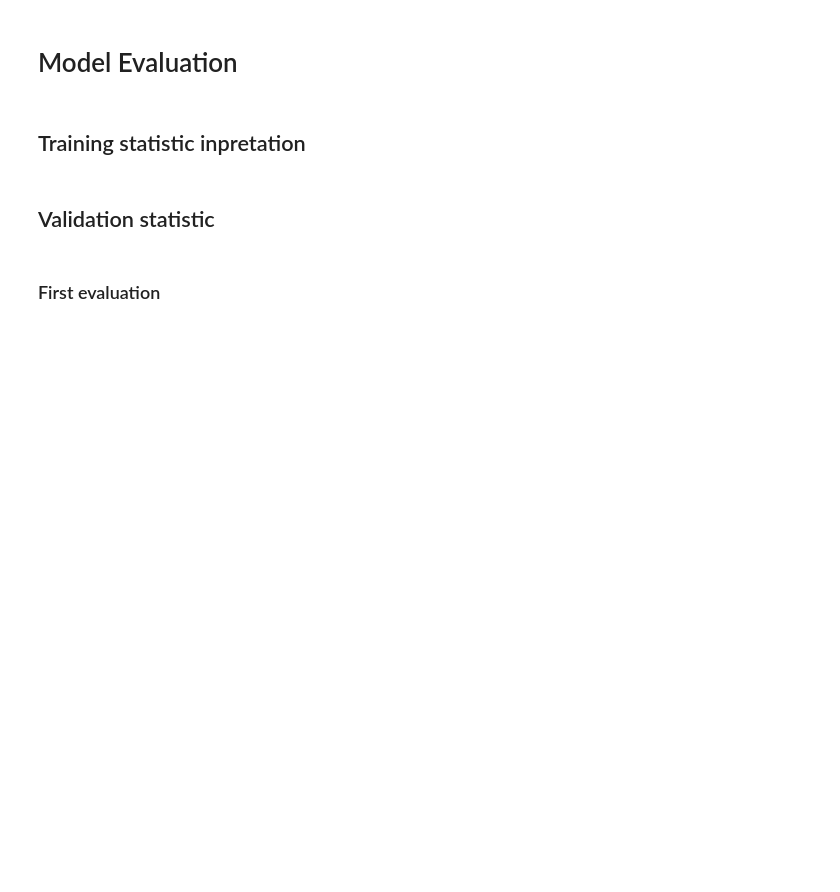
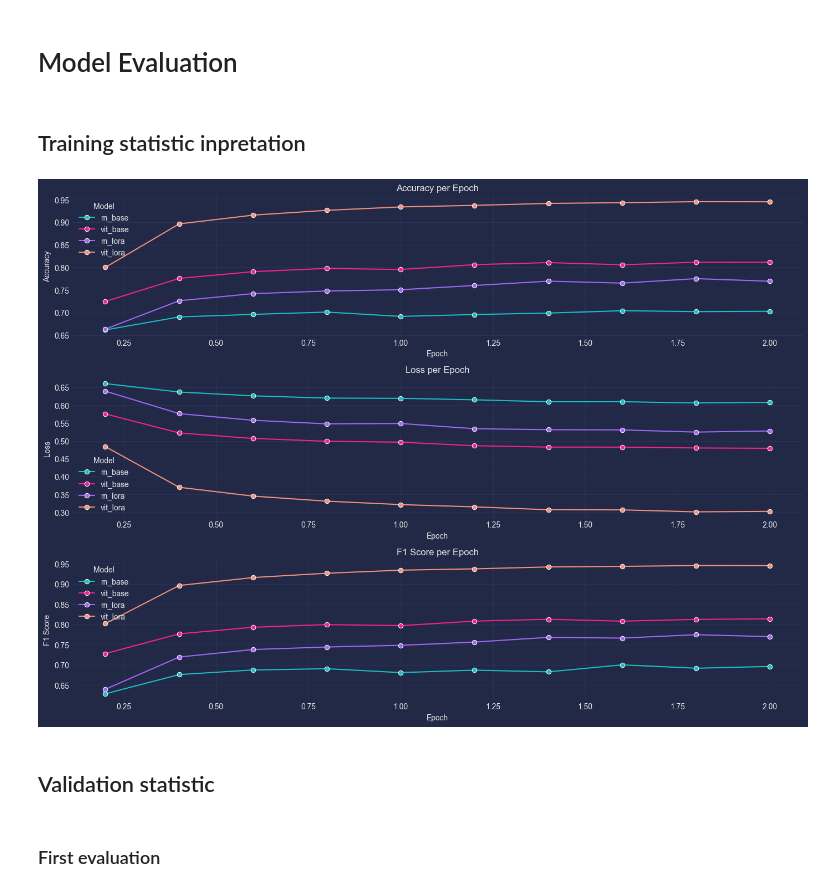
Before and after one commit to trndnhan/Facial-Deepfake-Detection-with-ViT-and-CNN, a Jupyter notebook: Thesis_Notebook.ipynb, the cells around one changed output. Saved outputs shown, nothing was run; the diff lists cells and outputs as text; code cells hidden in the pictures; blank space fills up the shorter version.

```diff
--- a/Thesis_Notebook.ipynb
+++ b/Thesis_Notebook.ipynb
@@ -1298,3 +3017,45 @@ plt.show()
+# %%
+# Load the dataset
+data = pd.read_csv("training.csv")
+
+# Calculate additional metrics
+data["Accuracy"] = (data["TP"] + data["TN"]) / (data["TP"] + data["TN"] + data["FP"] + data["FN"])
+data["Precision"] = data["TP"] / (data["TP"] + data["FP"])
+data["Recall"] = data["TP"] / (data["TP"] + data["FN"])
+data["F1_Score"] = 2 * (data["Precision"] * data["Recall"]) / (data["Precision"] + data["Recall"])
+# %%
+# Initialize the visualizations
+plt.figure(figsize=(14, 10))
+
+# Subplot 1: Accuracy over epochs
+plt.subplot(3, 1, 1)
+sns.lineplot(data=data, x="Epoch", y="Accuracy", hue="Model", marker="o")
+plt.title("Accuracy per Epoch")
+plt.ylabel("Accuracy")
+plt.xlabel("Epoch")
+plt.legend(title="Model")
+
+# Subplot 2: Loss over epochs
+plt.subplot(3, 1, 2)
+sns.lineplot(data=data, x="Epoch", y="Loss", hue="Model", marker="o")
+plt.title("Loss per Epoch")
+plt.ylabel("Loss")
+plt.xlabel("Epoch")
+plt.legend(title="Model")
+
+# Subplot 3: F1 Score(AUC/ROC proxy)
+plt.subplot(3, 1, 3)
+sns.lineplot(data=data, x="Epoch", y="F1_Score", hue="Model", marker="o")
+plt.title("F1 Score per Epoch")
+plt.ylabel("F1 Score")
+plt.xlabel("Epoch")
+plt.legend(title="Model")
+
+# Adjust layout and show plot
+plt.tight_layout()
+plt.show()
+# %% [output]
+[figure, added]
 # %% [markdown]
 ## Validation statistic
 # %% [markdown]
```
Also changed, not shown: parts of 84 cells of this notebook.
